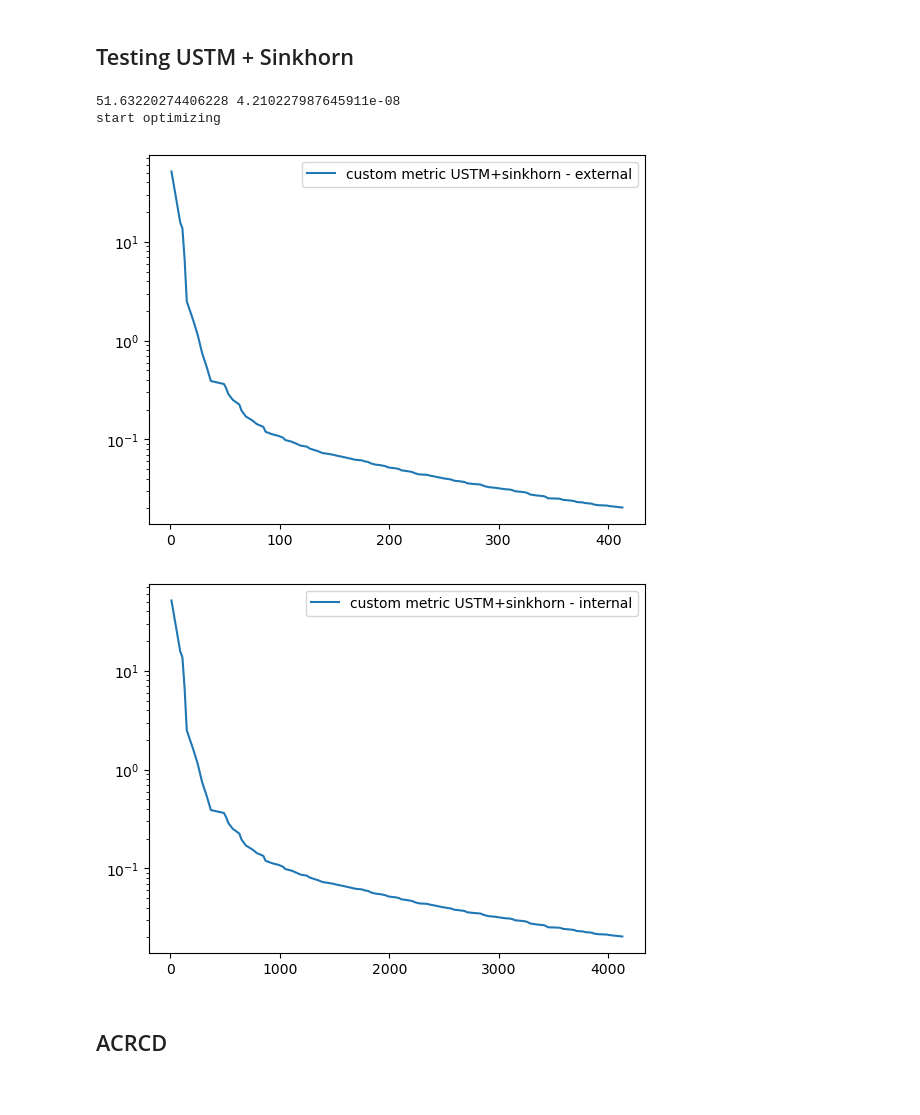
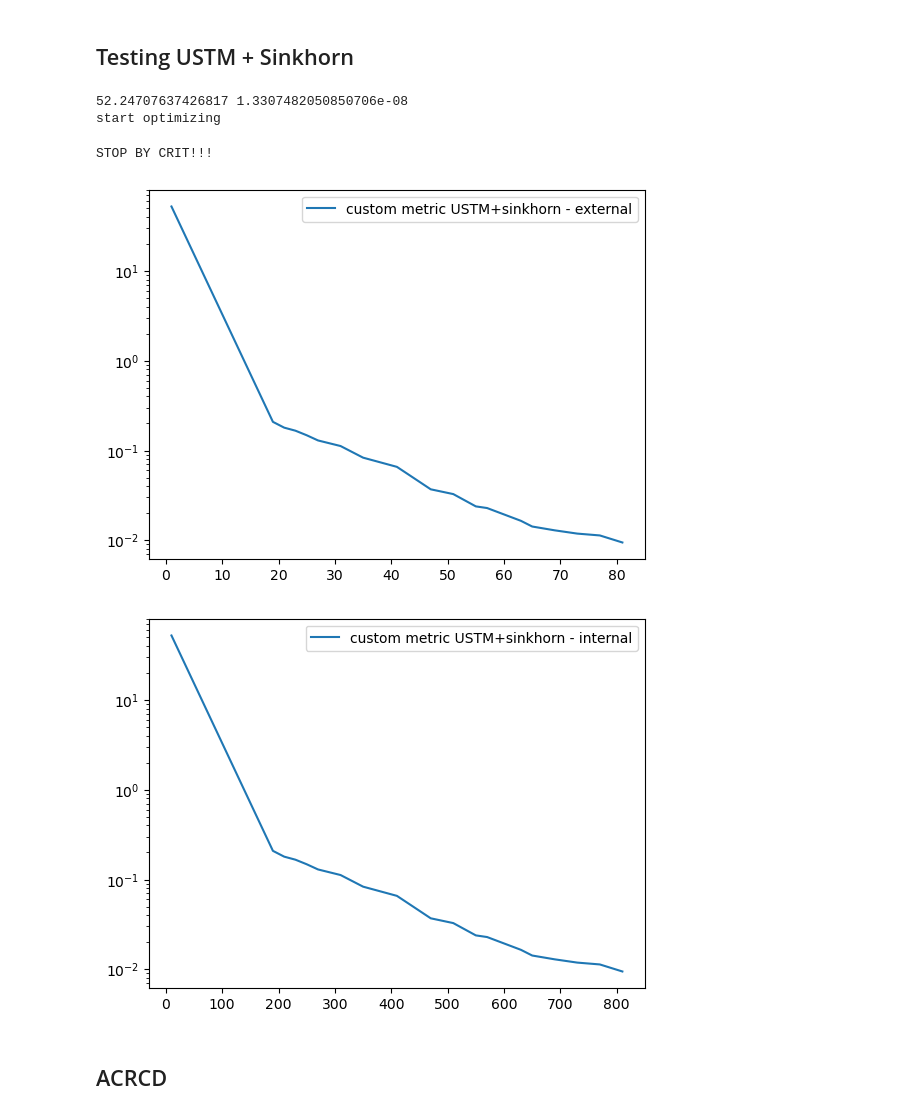
Before and after one commit to Lareton/transport_network_optimization, a Jupyter notebook: testing_all_algos.ipynb, the cells around one changed output. Drawn from its saved outputs; the diff is of its cells as text; code cells hidden in the pictures.

```diff
--- a/testing_all_algos.ipynb
+++ b/testing_all_algos.ipynb
@@ -37,7 +37,7 @@ from get_graph import get_graph_by_name
 from transport_problem import DualOracle, OptimParams
 from acrcd_no_adaptive import ACRCDOracleStacker, ACRCD_star
 # %%
-net_df, corrs = get_graph_by_name("SiouxFalls")
+net_df, corrs = get_graph_by_name("Anaheim")
 graph = gt.Graph(net_df.values, eprops=[('capacity', 'double'), ('fft', 'double')])
 
 l = np.maximum(np.sum(corrs, axis=1), 1e-6)
@@ -65,11 +66,18 @@ def calc_custom_metric(results, oracle_stacker):
     metric = 2 * np.array(results.history_la_mu_grad_norm) * la_mu_end_norm + dual_gap_clipped
     return metric
 # %%
-def custom_plot(x, y, label=None):
+def custom_plot(x, y, label=None, show=True, swap=False, log_x=False, log_y=True):
+    if swap:
+        x, y = y, x
     plt.plot(x, y, label=label)
     plt.legend()
-    plt.yscale("log")
-    plt.show()
+    if log_x:
+        plt.xscale("log")
+    if log_y:
+        plt.yscale("log")
+    if show: plt.show()
+
+    plot_to_csv(x, y, csv_name=label+".csv")
 # %%
 def plot_to_csv(x, y, csv_name):
     data = list(zip(x, y))
@@ -100,15 +107,19 @@ plot_to_csv(results_ustm.history_count_calls, custom_metric_ustm, "paper_ustm.cs
 # %% [markdown]
 ## Testing USTM + Sinkhorn
 # %%
-t, results_t, results_sinkhorn = ustm_sinkhorn_mincost_mcf(sinkhorn_stacker,  eps_abs=1e-4, eps_cons_abs=1e-4,
+t_start = time.time()
+
+t, results_t, results_sinkhorn = ustm_sinkhorn_mincost_mcf(sinkhorn_stacker,  eps_abs=1e-2, crit_eps_abs=1e-2, eps_cons_abs=1e-4,
                                                 max_iter=100, stop_by_crit=True)
+print(f"total time taken: {time.time() - t_start}")
 # %% [output]
-51.63220274406228 4.210227987645911e-08
+52.24707637426817 1.3307482050850706e-08
 start optimizing
+STOP BY CRIT!!!
 # %%
-custom_metric_ustm = calc_custom_metric(results_sinkhorn, sinkhorn_stacker)
-custom_plot(results_t.history_count_calls, custom_metric_ustm, label="custom metric USTM+sinkhorn - external")
-custom_plot(results_sinkhorn.history_count_calls, custom_metric_ustm, label="custom metric USTM+sinkhorn - internal")
+custom_metric_ustm_sinkhorn = calc_custom_metric(results_sinkhorn, sinkhorn_stacker)
+custom_plot(results_t.history_count_calls, custom_metric_ustm_sinkhorn, label="custom metric USTM+sinkhorn - external")
+custom_plot(results_sinkhorn.history_count_calls, custom_metric_ustm_sinkhorn, label="custom metric USTM+sinkhorn - internal")
 # %% [output]
-[figure, old version]
+[figure, new version]
-[figure, old version]
+[figure, new version]
```
Also changed, not shown: parts of 10 cells of this notebook, 3 other files.
